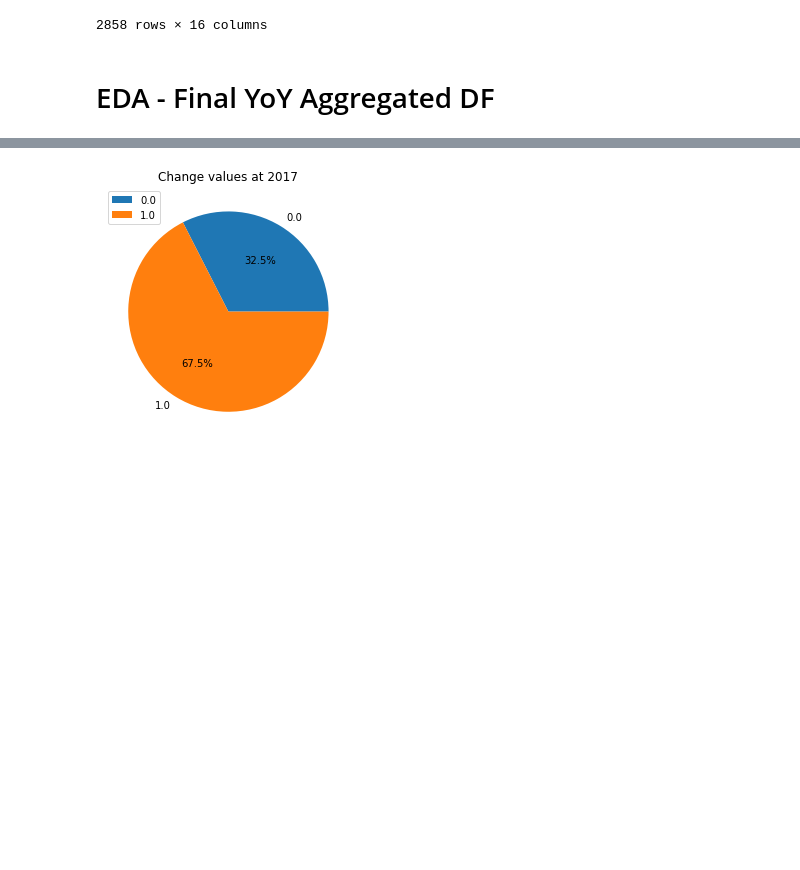
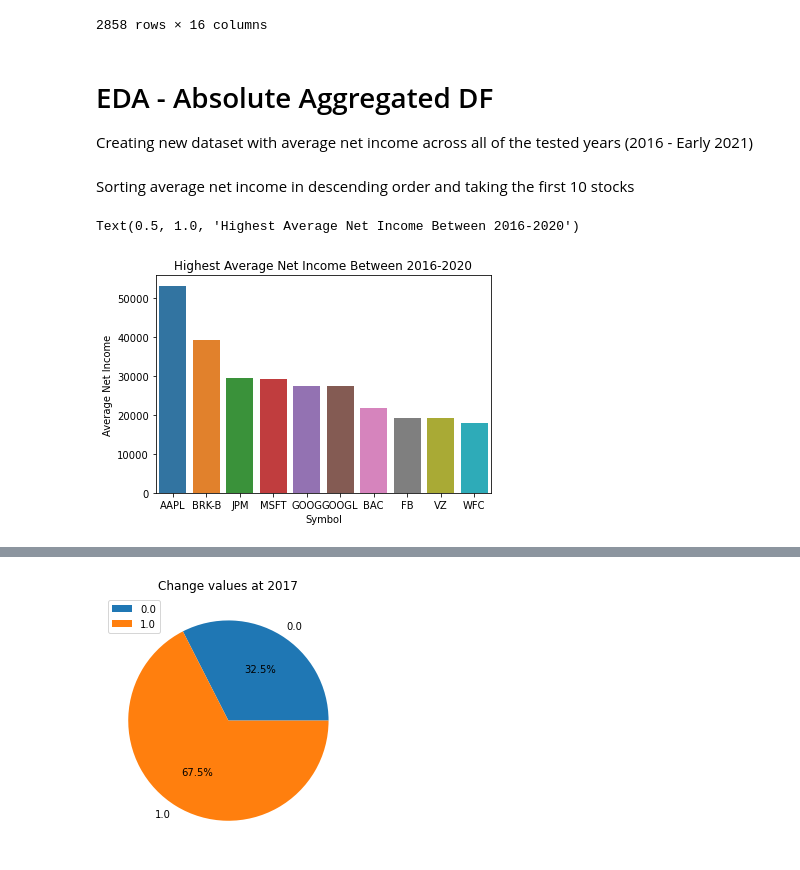
Before and after one commit to YairZ101/Data_Science_Course-Final_Project, a Jupyter notebook: research.ipynb, the cells around one changed output, grey strips where cells are left out. Saved outputs shown, nothing was run; the diff lists cells and outputs as text; code cells hidden in the pictures; blank space fills up the shorter version.

```diff
--- a/research.ipynb
+++ b/research.ipynb
@@ -358,5 +389,21 @@ final_yoy_agg_df
 | 2019-12-01 | 7.47 | 10.68 | 10.89 | 11.75 | 6.57 | ... |
 | 2020-12-01 | 6.63 | 3.91 | 9.73 | 8.22 | 10.83 | ... |
 2858 rows × 16 columns
-# %% [markdown]
-# EDA - Final YoY Aggregated DF
+# %% [markdown]
+# EDA - Absolute Aggregated DF
+Creating new dataset with average net income across all of the tested years (2016 - Early 2021)
+# %%
+abs_sum = abs_agg_df_filtered.copy()
+abs_sum["Count"]=1
+abs_sum = abs_sum.groupby(['Symbol']).sum()
+abs_sum["Average Net Income"] = abs_sum["Net Income"]/abs_sum["Count"]
+abs_sum.fillna(0, inplace=True)
+abs_sum = abs_sum.reset_index()
+# %% [markdown]
+Sorting average net income in descending order and taking the first 10 stocks
+# %%
+abs_sum = abs_sum.sort_values('Average Net Income',ascending=0)
+sns.barplot(data=abs_sum[:10],x='Symbol',y='Average Net Income').set_title('Highest Average Net Income Between 2016-2020')
+# %% [output]
+Text(0.5, 1.0, 'Highest Average Net Income Between 2016-2020')
+[figure, added]
```
Also changed, not shown: parts of 50 cells of this notebook.
